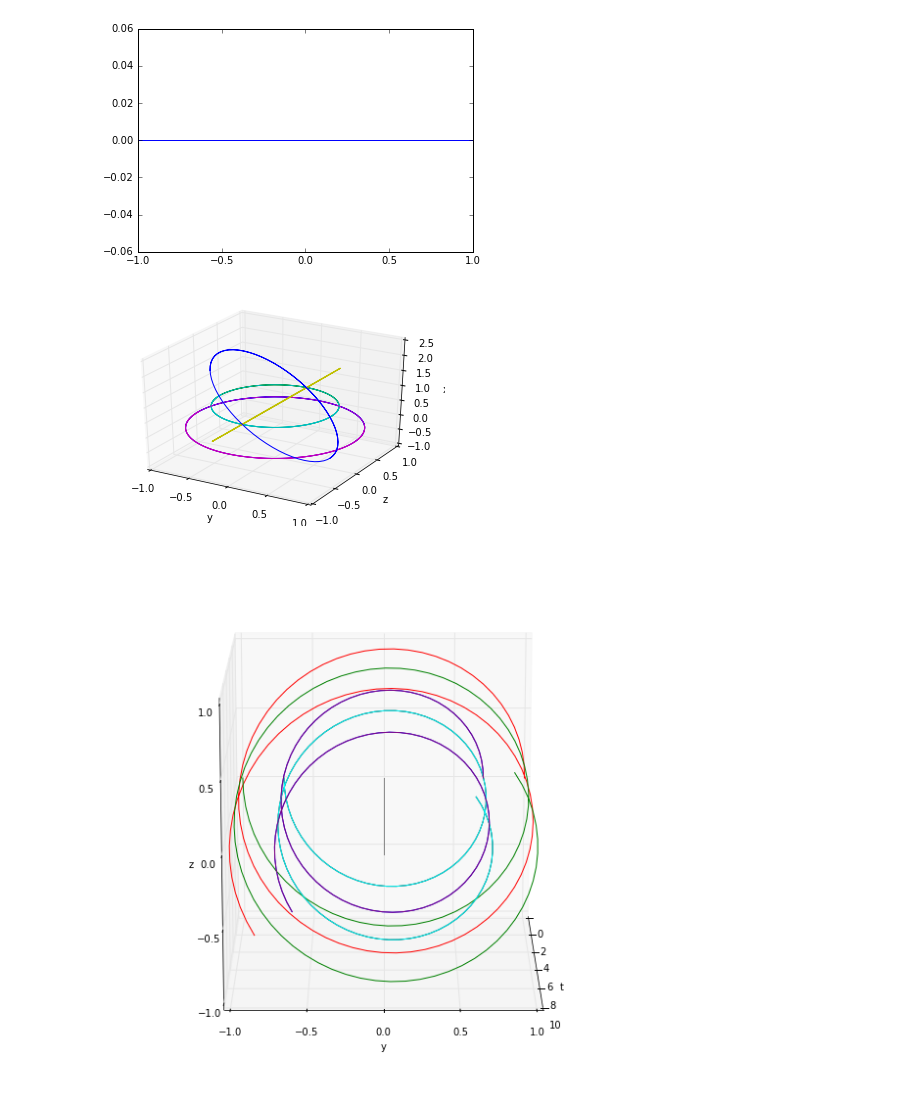
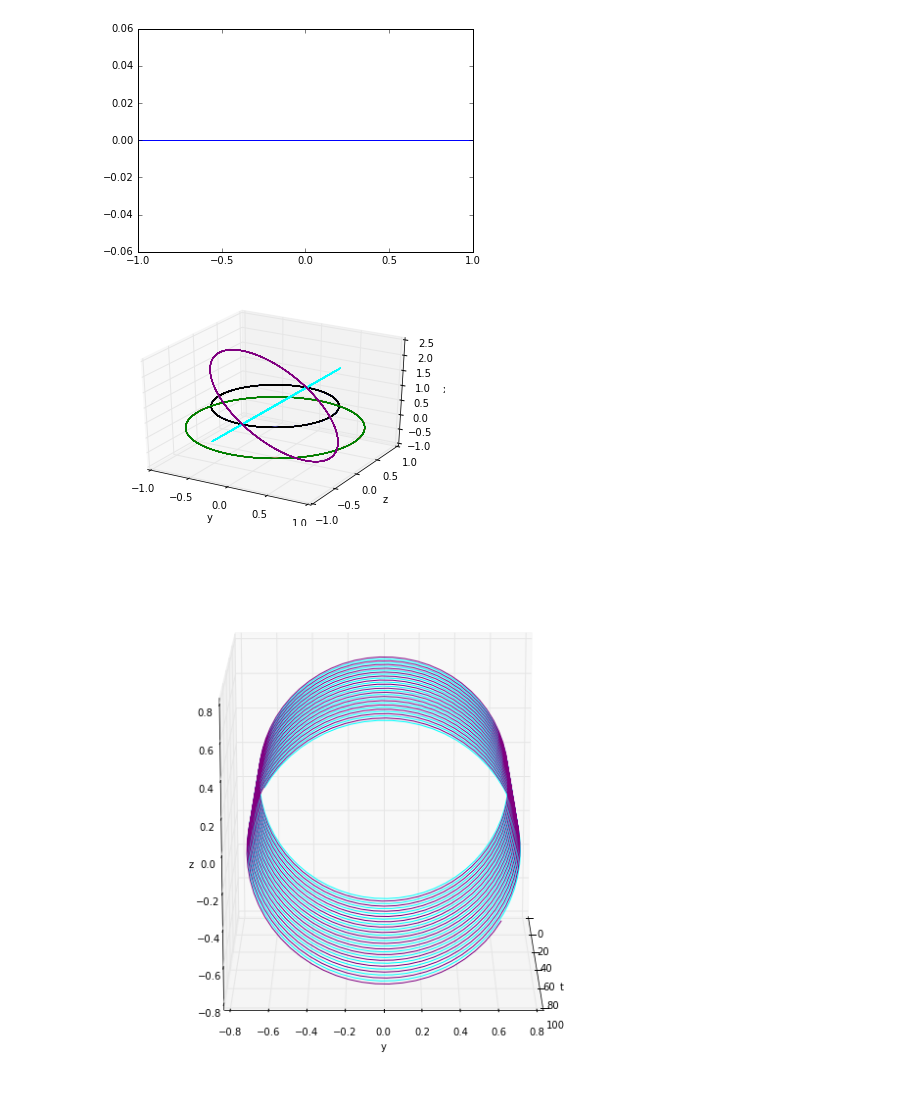
Before and after one commit to REL95/Comp-1421-Final-Project, a Jupyter notebook: Final Project (Grant, Nick, Robert) .ipynb, the cells around one changed output. Drawn from its saved outputs; the diff is of its cells as text; code cells hidden in the pictures.

```diff
--- a/Final Project (Grant, Nick, Robert) .ipynb
+++ b/Final Project (Grant, Nick, Robert) .ipynb
@@ -451,9 +451,9 @@ import numpy as np
 # x0, y0 = 1, 0
 # vx0, vy0 = 0, qRB/m
 
-N = 101
+N = 1001
 
-t = np.linspace(0, 10, N)
+t = np.linspace(0, 100, N)
 u = np.zeros((len(t), 48))
 B = 1
 
@@ -576,39 +576,39 @@ ring_path = odeint(ring, p0, t, args=(B,))
 from mpl_toolkits.mplot3d import Axes3D
 fig = plt.figure()
 ax = fig.gca(projection='3d')
-ax.plot(ring_path[:,1], ring_path[:,2], ring_path[:,0])
-ax.plot(ring_path[:,7], ring_path[:,8], ring_path[:,6])
-ax.plot(ring_path[:,13], ring_path[:,14], ring_path[:,12])
-ax.plot(ring_path[:,19], ring_path[:,20], ring_path[:,18])
-ax.plot(ring_path[:,25], ring_path[:,26], ring_path[:,24])
-ax.plot(ring_path[:,31], ring_path[:,32], ring_path[:,30])
-ax.plot(ring_path[:,37], ring_path[:,38], ring_path[:,36])
-ax.plot(ring_path[:,43], ring_path[:,44], ring_path[:,42])
+ax.plot(ring_path[:,1], ring_path[:,2], ring_path[:,0], color='red')
+ax.plot(ring_path[:,7], ring_path[:,8], ring_path[:,6], color='blue')
+ax.plot(ring_path[:,13], ring_path[:,14], ring_path[:,12], color='magenta')
+ax.plot(ring_path[:,19], ring_path[:,20], ring_path[:,18], color='black')
+ax.plot(ring_path[:,25], ring_path[:,26], ring_path[:,24], color='green')
+ax.plot(ring_path[:,31], ring_path[:,32], ring_path[:,30], color='cyan')
+ax.plot(ring_path[:,37], ring_path[:,38], ring_path[:,36], color='grey')
+ax.plot(ring_path[:,43], ring_path[:,44], ring_path[:,42], color='purple')
 ax.set_xlabel('y')
 ax.set_ylabel('z')
 ax.set_zlabel('x')
 plt.show()
 # %% [output]
-[figure, old version]
+[figure, new version]
 # %%
 from mpl_toolkits.mplot3d import Axes3D
 fig = plt.figure(figsize=(10,10))
 ax = fig.gca(projection='3d')
-ax.plot(t, ring_path[:,1], ring_path[:,2], color='red')
-ax.plot(t, ring_path[:,7], ring_path[:,8], color='blue')
-ax.plot(t, ring_path[:,13], ring_path[:,14], color='magenta')
-ax.plot(t, ring_path[:,19], ring_path[:,20], color='black')
-ax.plot(t, ring_path[:,25], ring_path[:,26], color='green')
+#ax.plot(t, ring_path[:,1], ring_path[:,2], color='red')
+#ax.plot(t, ring_path[:,7], ring_path[:,8], color='blue')
+#ax.plot(t, ring_path[:,13], ring_path[:,14], color='magenta')
+#ax.plot(t, ring_path[:,19], ring_path[:,20], color='black')
+#ax.plot(t, ring_path[:,25], ring_path[:,26], color='green')
 ax.plot(t, ring_path[:,31], ring_path[:,32], color='cyan')
-ax.plot(t, ring_path[:,37], ring_path[:,38], color='grey')
+#ax.plot(t, ring_path[:,37], ring_path[:,38], color='grey')
 ax.plot(t, ring_path[:,43], ring_path[:,44], color='purple')
 ax.set_xlabel('t')
 ax.set_ylabel('y')
 ax.set_zlabel('z')
 ax.view_init(15, 0)
 plt.show()
 # %% [output]
-[figure, old version]
+[figure, new version]
 # %%
 plt.plot(ring_path[:,1], ring_path[:,2])
 plt.plot(ring_path[:,7], ring_path[:,8])
```
Also changed, not shown: parts of 4 cells of this notebook.
